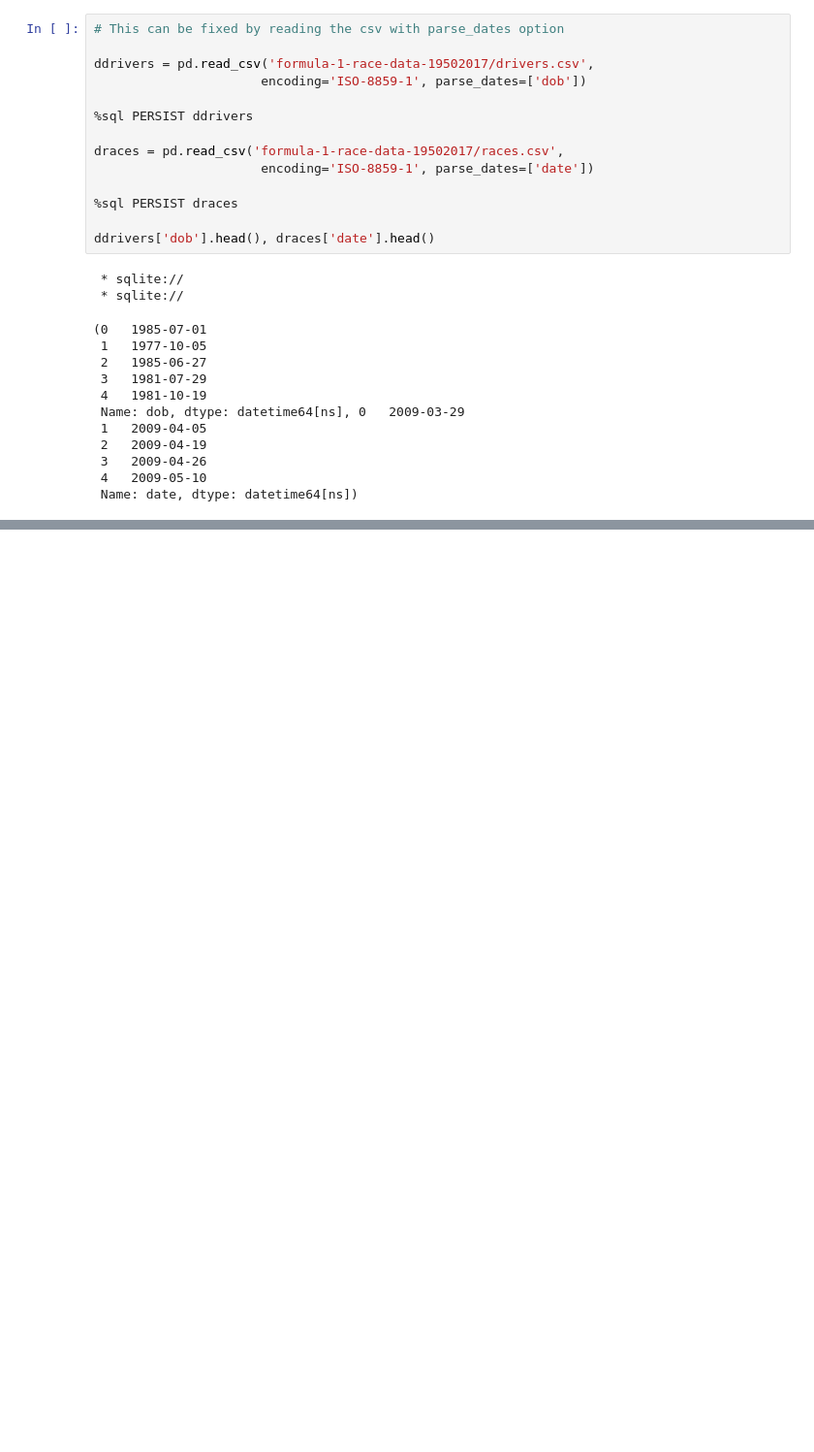
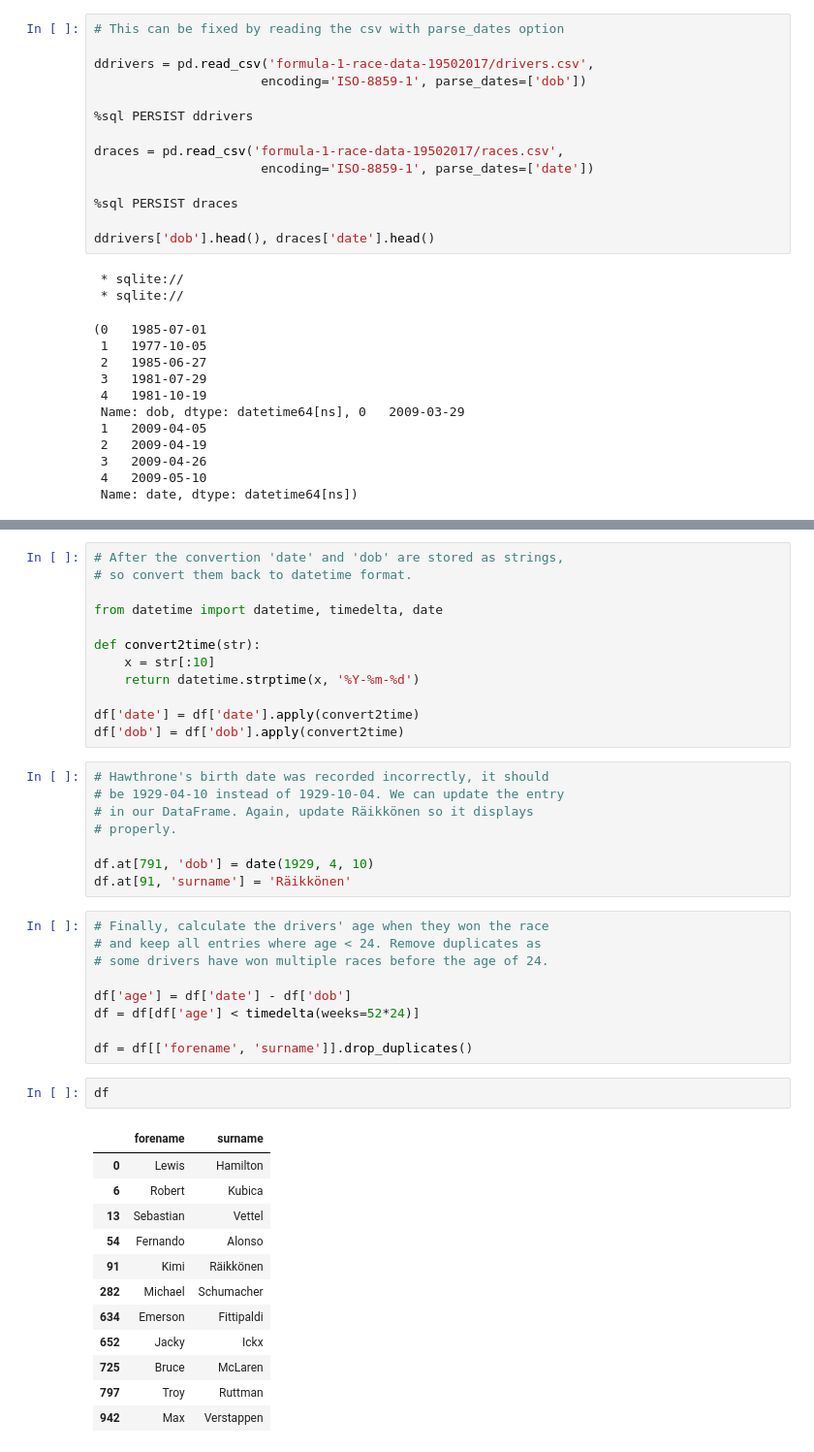
Before and after one commit to jla524/f1-analysis, a Jupyter notebook: formula-1-data-analysis.ipynb, the cells around one changed output, grey strips where cells are left out. Shown at 97% size. Saved outputs shown, nothing was run; the diff lists cells and outputs as text; blank space fills up the shorter version.

```diff
--- a/formula-1-data-analysis.ipynb
+++ b/formula-1-data-analysis.ipynb
@@ -486,0 +529,44 @@ Done.
+# %%
+# After the convertion 'date' and 'dob' are stored as strings,
+# so convert them back to datetime format.
+
+from datetime import datetime, timedelta, date
+
+def convert2time(str):
+    x = str[:10]
+    return datetime.strptime(x, '%Y-%m-%d')
+
+df['date'] = df['date'].apply(convert2time)
+df['dob'] = df['dob'].apply(convert2time)
+# %%
+# Hawthrone's birth date was recorded incorrectly, it should
+# be 1929-04-10 instead of 1929-10-04. We can update the entry
+# in our DataFrame. Again, update Räikkönen so it displays
+# properly.
+
+df.at[791, 'dob'] = date(1929, 4, 10)
+df.at[91, 'surname'] = 'Räikkönen'
+# %%
+# Finally, calculate the drivers' age when they won the race
+# and keep all entries where age < 24. Remove duplicates as
+# some drivers have won multiple races before the age of 24.
+
+df['age'] = df['date'] - df['dob']
+df = df[df['age'] < timedelta(weeks=52*24)]
+
+df = df[['forename', 'surname']].drop_duplicates()
+# %%
+df
+# %% [output]
+|  | forename | surname |
+| 0 | Lewis | Hamilton |
+| 6 | Robert | Kubica |
+| 13 | Sebastian | Vettel |
+| 54 | Fernando | Alonso |
+| 91 | Kimi | Räikkönen |
+| 282 | Michael | Schumacher |
+| 634 | Emerson | Fittipaldi |
+| 652 | Jacky | Ickx |
+| 725 | Bruce | McLaren |
+| 797 | Troy | Ruttman |
+| 942 | Max | Verstappen |
```
Also changed, not shown: parts of 3 cells of this notebook.
